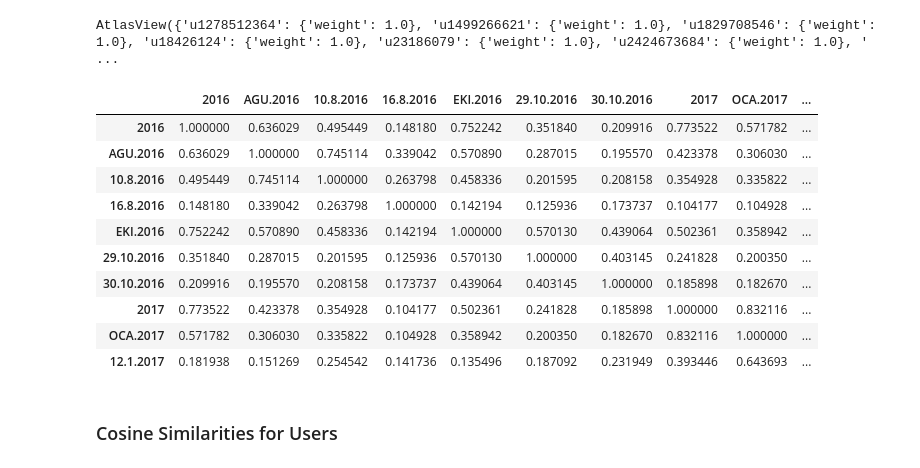
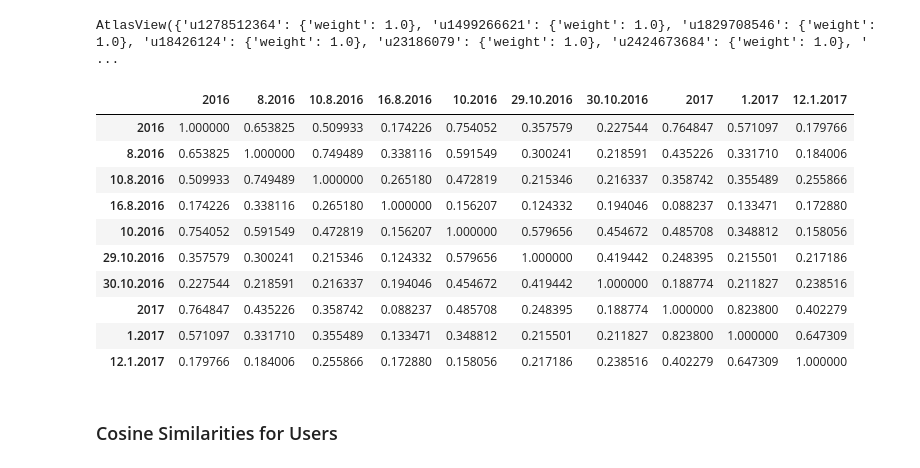
Before and after one commit to GTU-Projects/CSE496_Node2Vec_2018, a Jupyter notebook: src/twitter.ipynb, the cells around one changed output. Saved outputs shown, nothing was run; the diff lists cells and outputs as text; code cells hidden in the pictures.

Commit message:
Twitter Graph Updated.

```diff
--- a/src/collectAll.ipynb
+++ b/src/twitter.ipynb
@@ -179,11 +171,11 @@ Anlamı: J.Biden ile görüşme olumlu geçmez ise fin…
 NER: türkiye B-LOC,
 #######
 # %%
-def create_all_graph(tweets, allFriendships):
+def create_all_graph(tweets, allFriendships, dateTag):
     G1 = nx.Graph()
-    G1.add_node(YEAR_TAG_TR)
-    G1.add_node(MONTH_TAG_TR)
-    G1.add_node(DAY_TAG_TR)
+    G1.add_node(dateTag['year_tag'])
+    #G1.add_node(dateTag['month_tag'])
+    #G1.add_node(dateTag['day_tag'])
 
     prevYear = None
     prevMonth = None
@@ -198,18 +190,18 @@ def create_all_graph(tweets, allFriendships):
             print(i,' th tweet was added.')
 
         ################# ADD DATE NODES #################
-        G1.add_edge(YEAR_TAG_TR,str(tweet.date.year),weight=1.0)
+        G1.add_edge(dateTag['year_tag'],str(tweet.date.year),weight=1.0)
         if(prevYear < tweet.date.year):
             G1.add_edge(str(prevYear),str(tweet.date.year),weight=1.0)
             prevYear = tweet.date.year
             prevMonth = tweet.date.month
             prevDay = tweet.date.day
 
-        monthFormat = "{month}.{year}".format(month=MONTH_NAMES_TR[tweet.date.month],year=tweet.date.year)
+        monthFormat = "{month}.{year}".format(month=tweet.date.month,year=tweet.date.year)
         G1.add_edge(str(tweet.date.year),monthFormat,weight=1.0)
 
         if(prevMonth < tweet.date.month):
-            prevMonthFormat = "{month}.{year}".format(month=MONTH_NAMES_TR[prevMonth],year=tweet.date.year)
+            prevMonthFormat = "{month}.{year}".format(month=prevMonth,year=tweet.date.year)
             G1.add_edge(prevMonthFormat,monthFormat,weight=1.0)
             prevMonth = tweet.date.month
             prevDay = tweet.date.day
@@ -236,12 +228,6 @@ def create_all_graph(tweets, allFriendships):
                 for t in tweets:
                     if t.userID==friend:
                         userFriends.append((tweet.userID,friend, {'weight':1.0}))
-
-            '''
-            # opent this print to see user friend number
-            if len(userFriends) != 0:
-                print("User:", tweet.userID," - FriendsLen:", len(userFriends))
-            '''
 
             # add friendship connections
             G1.add_edges_from(userFriends)
@@ -284,7 +270,7 @@ len(dataset)
 300
 # %%
 %%time
-graph = create_all_graph(dataset, allFriendships)
+graph = create_all_graph(dataset, allFriendships, dateTag=trDateTag)
 print("Number of edges: ",graph.number_of_edges())
 print("Number of nodes: ",graph.number_of_nodes())
 # %% [output]
@@ -317,7 +309,7 @@ graphN2V = N2V.Graph(graph, is_directed = False, p=1.0, q=1.0)
 graphN2V.preprocess_transition_probs()
 walks = graphN2V.simulate_walks(1000, 80)
 print('Learning Embeddings...')
-model = N2V.learn_embeddings(walks,"graphAll")
+model = N2V.learn_embeddings(walks,"twitter")
 # %% [output]
 Walk iteration:
 1000 / 1000
@@ -326,6 +319,6 @@ Wall time: 19min 21s
 # %%
 # Load model from existing file
-model = Word2Vec.load(PROJECT_PATH+'/outputs/graphAll.model')
+# model = Word2Vec.load(PROJECT_PATH+'/outputs/twitter.model')
 # %%
 graph['YIL'] #,graph[]
 # %% [output]
@@ -344,23 +332,23 @@ graph['u1623755515']
 # %% [output]
 AtlasView({'u1278512364': {'weight': 1.0}, 'u1499266621': {'weight': 1.0}, 'u1829708546': {'weight': 1.0}, 'u18426124': {'weight': 1.0}, 'u23186079': {'weight': 1.0}, 'u2424673684': {'weight': 1.0}, ' ...
 # %%
-column_names = ['2016', 'AGU.2016', '10.8.2016', "16.8.2016", 'EKI.2016','29.10.2016','30.10.2016','2017','OCA.2017', '12.1.2017']
+column_names = ['2016', '8.2016', '10.8.2016', "16.8.2016", '10.2016','29.10.2016','30.10.2016','2017','1.2017', '12.1.2017']
 matrix1 = np.stack((model.wv[column_names]))
 cosines1 = cosine_similarity(matrix1)
 df1 = pd.DataFrame(cosines1, columns=column_names, index=column_names)
 df1
 # %% [output]
-|  | 2016 | AGU.2016 | 10.8.2016 | 16.8.2016 | EKI.2016 | 29.10.2016 | 30.10.2016 | 2017 | OCA.2017 | ... |
-| 2016 | 1.000000 | 0.636029 | 0.495449 | 0.148180 | 0.752242 | 0.351840 | 0.209916 | 0.773522 | 0.571782 | ... |
-| AGU.2016 | 0.636029 | 1.000000 | 0.745114 | 0.339042 | 0.570890 | 0.287015 | 0.195570 | 0.423378 | 0.306030 | ... |
-| 10.8.2016 | 0.495449 | 0.745114 | 1.000000 | 0.263798 | 0.458336 | 0.201595 | 0.208158 | 0.354928 | 0.335822 | ... |
-| 16.8.2016 | 0.148180 | 0.339042 | 0.263798 | 1.000000 | 0.142194 | 0.125936 | 0.173737 | 0.104177 | 0.104928 | ... |
-| EKI.2016 | 0.752242 | 0.570890 | 0.458336 | 0.142194 | 1.000000 | 0.570130 | 0.439064 | 0.502361 | 0.358942 | ... |
-| 29.10.2016 | 0.351840 | 0.287015 | 0.201595 | 0.125936 | 0.570130 | 1.000000 | 0.403145 | 0.241828 | 0.200350 | ... |
-| 30.10.2016 | 0.209916 | 0.195570 | 0.208158 | 0.173737 | 0.439064 | 0.403145 | 1.000000 | 0.185898 | 0.182670 | ... |
-| 2017 | 0.773522 | 0.423378 | 0.354928 | 0.104177 | 0.502361 | 0.241828 | 0.185898 | 1.000000 | 0.832116 | ... |
-| OCA.2017 | 0.571782 | 0.306030 | 0.335822 | 0.104928 | 0.358942 | 0.200350 | 0.182670 | 0.832116 | 1.000000 | ... |
-| 12.1.2017 | 0.181938 | 0.151269 | 0.254542 | 0.141736 | 0.135496 | 0.187092 | 0.231949 | 0.393446 | 0.643693 | ... |
+|  | 2016 | 8.2016 | 10.8.2016 | 16.8.2016 | 10.2016 | 29.10.2016 | 30.10.2016 | 2017 | 1.2017 | 12.1.2017 |
+| 2016 | 1.000000 | 0.653825 | 0.509933 | 0.174226 | 0.754052 | 0.357579 | 0.227544 | 0.764847 | 0.571097 | 0.179766 |
+| 8.2016 | 0.653825 | 1.000000 | 0.749489 | 0.338116 | 0.591549 | 0.300241 | 0.218591 | 0.435226 | 0.331710 | 0.184006 |
+| 10.8.2016 | 0.509933 | 0.749489 | 1.000000 | 0.265180 | 0.472819 | 0.215346 | 0.216337 | 0.358742 | 0.355489 | 0.255866 |
+| 16.8.2016 | 0.174226 | 0.338116 | 0.265180 | 1.000000 | 0.156207 | 0.124332 | 0.194046 | 0.088237 | 0.133471 | 0.172880 |
+| 10.2016 | 0.754052 | 0.591549 | 0.472819 | 0.156207 | 1.000000 | 0.579656 | 0.454672 | 0.485708 | 0.348812 | 0.158056 |
+| 29.10.2016 | 0.357579 | 0.300241 | 0.215346 | 0.124332 | 0.579656 | 1.000000 | 0.419442 | 0.248395 | 0.215501 | 0.217186 |
+| 30.10.2016 | 0.227544 | 0.218591 | 0.216337 | 0.194046 | 0.454672 | 0.419442 | 1.000000 | 0.188774 | 0.211827 | 0.238516 |
+| 2017 | 0.764847 | 0.435226 | 0.358742 | 0.088237 | 0.485708 | 0.248395 | 0.188774 | 1.000000 | 0.823800 | 0.402279 |
+| 1.2017 | 0.571097 | 0.331710 | 0.355489 | 0.133471 | 0.348812 | 0.215501 | 0.211827 | 0.823800 | 1.000000 | 0.647309 |
+| 12.1.2017 | 0.179766 | 0.184006 | 0.255866 | 0.172880 | 0.158056 | 0.217186 | 0.238516 | 0.402279 | 0.647309 | 1.000000 |
 # %% [markdown]
 ### Cosine Similarities for Users
 # %%
```
Also changed, not shown: parts of 14 cells of this notebook, 1 other file.
